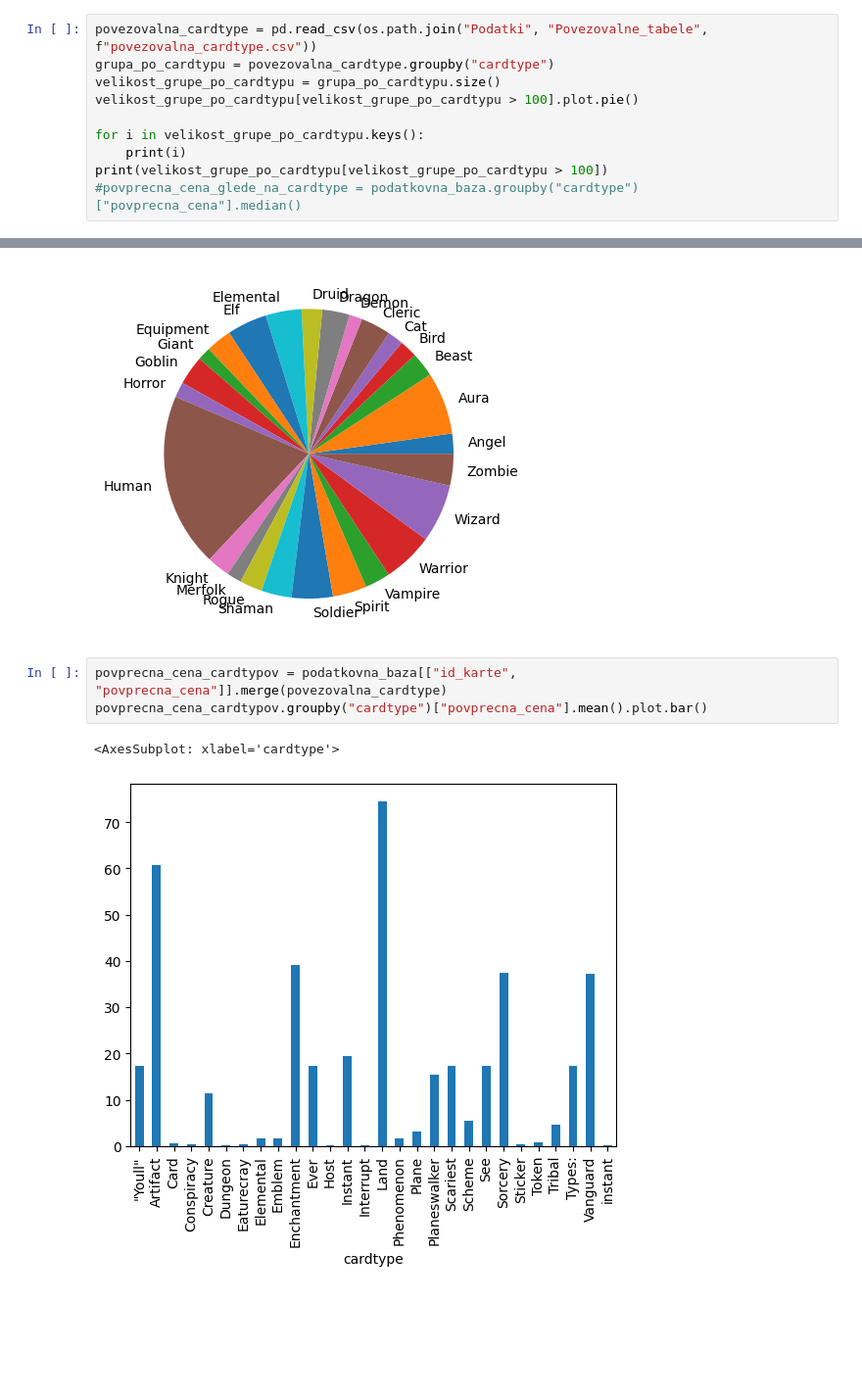
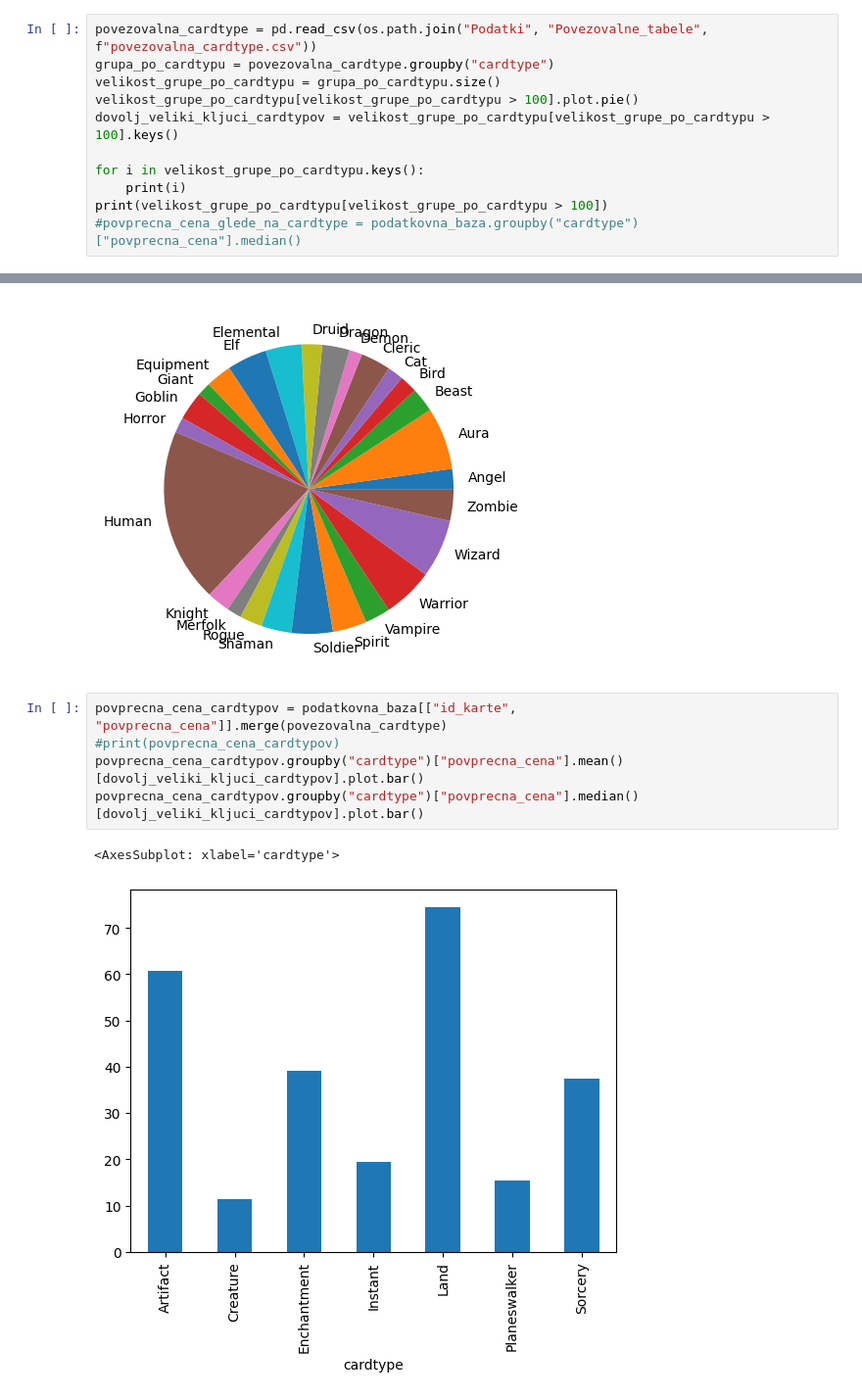
Before and after one commit to MightyOwler/Analiza-podatkov, a Jupyter notebook: AnalizaPodatkov.ipynb, the cells around one changed output, grey strips where cells are left out. Shown: that part at 98% size. Cells and saved outputs as stored; diff of their text form; blank space fills up the shorter version.

```diff
--- a/AnalizaPodatkov.ipynb
+++ b/AnalizaPodatkov.ipynb
@@ -41,6 +41,7 @@ povezovalna_cardtype = pd.read_csv(os.path.join("Podatki", "Povezovalne_tabele",
 grupa_po_cardtypu = povezovalna_cardtype.groupby("cardtype")
 velikost_grupe_po_cardtypu = grupa_po_cardtypu.size()
 velikost_grupe_po_cardtypu[velikost_grupe_po_cardtypu > 100].plot.pie()
+dovolj_veliki_kljuci_cardtypov = velikost_grupe_po_cardtypu[velikost_grupe_po_cardtypu > 100].keys()
 
 for i in velikost_grupe_po_cardtypu.keys():
     print(i)
@@ -76,7 +77,9 @@ velikost_grupe_po_subtypu[velikost_grupe_po_subtypu > 300].plot.pie()
 [figure]
 # %%
 povprecna_cena_cardtypov = podatkovna_baza[["id_karte", "povprecna_cena"]].merge(povezovalna_cardtype)
-povprecna_cena_cardtypov.groupby("cardtype")["povprecna_cena"].mean().plot.bar()
+#print(povprecna_cena_cardtypov)
+povprecna_cena_cardtypov.groupby("cardtype")["povprecna_cena"].mean()[dovolj_veliki_kljuci_cardtypov].plot.bar()
+povprecna_cena_cardtypov.groupby("cardtype")["povprecna_cena"].median()[dovolj_veliki_kljuci_cardtypov].plot.bar()
 # %% [output]
 <AxesSubplot: xlabel='cardtype'>
-[figure, old version]
+[figure, new version]
```
Also changed, not shown: 1 other file.
